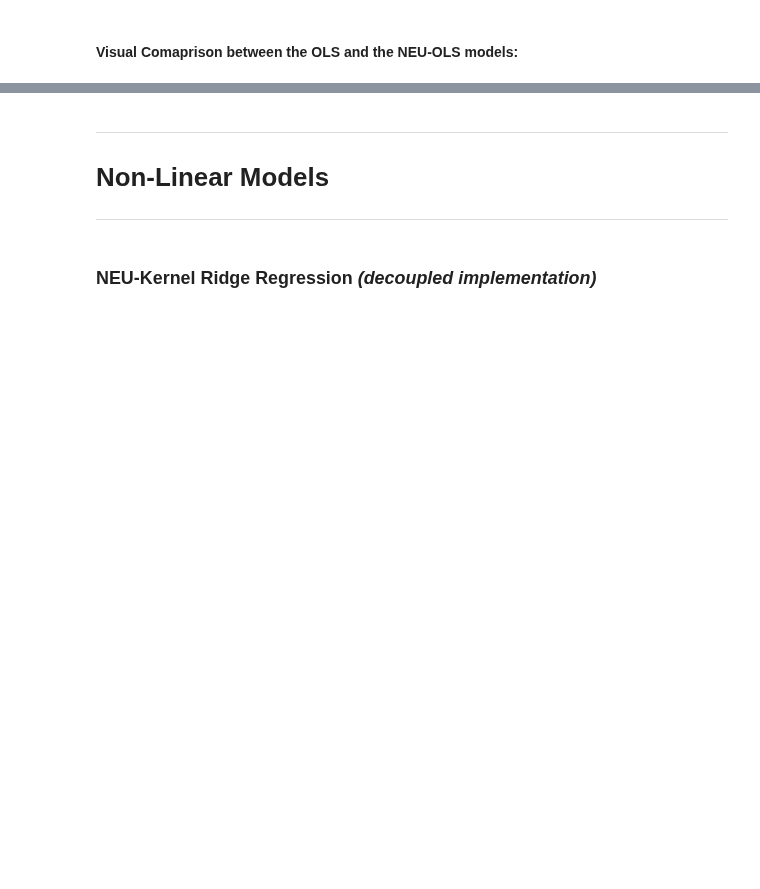
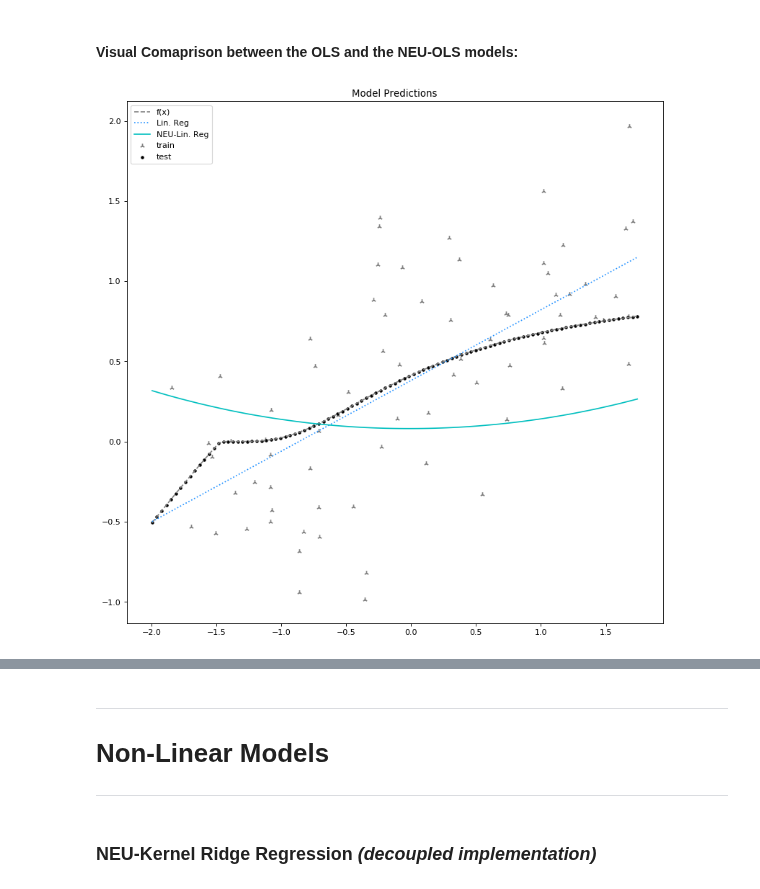
Before and after one commit to AnastasisKratsios/NEU_Non_Euclidean_Upgrading, a Jupyter notebook: NEU-Simulated-Regression.ipynb, the cells around one changed output, grey strips where cells are left out. Drawn from its saved outputs; the diff is of its cells as text; code cells hidden in the pictures; blank space fills up the shorter version.

Commit message:
Removed Visual Verbosity
Added a parameter which can be used to stop the code from blocking every time a plot is produced...only matters from command-line runs and has no impact in Jupyter-notebooks.

```diff
--- a/NEU-Simulated-Regression.ipynb
+++ b/NEU-Simulated-Regression.ipynb
@@ -213,33 +275,37 @@ NEU_OLS_y_hat_train, NEU_OLS_y_hat_test = build_NEU_Structure(n_folds = CV_folds
 #-----------------#
 fig = plt.figure(num=None, figsize=(12, 12), dpi=80, facecolor='w', edgecolor='k')
 
 # Generate Plots #
 #----------------#
 
 # Plot Signal
 plt.plot(np.array(data_x_test_raw).reshape(-1,),data_y_test,color='gray',label='f(x)',linestyle='--')
 # Plot Data
 plt.scatter(np.array(data_x_raw).reshape(-1,),data_y,color='gray',label='train', marker = '2')
 plt.scatter(np.array(data_x_test_raw).reshape(-1,),data_y_test,color='black',label='test', marker = '.')
 
 #----------#
 # Model(s) #
 #----------#
 # Ordinary Linear Regression (OLS)
 plt.plot(np.array(data_x_test_raw).reshape(-1,),ENET_OLS_y_hat_test, color = 'dodgerblue',linestyle=":", label='Lin. Reg')
 #plt.plot(np.array(data_x_test_raw).reshape(-1,),OLS_y_hat_test, color = 'dodgerblue',linestyle=":", label='Lin. Reg')
 # Plot NEU-OLS
 plt.plot(np.array(data_x_test_raw).reshape(-1,),NEU_OLS_y_hat_test, color = 'c',label='NEU-Lin. Reg')
 
 # Format Plot #
 #-------------#
 plt.legend(loc="upper left")
 plt.title("Model Predictions")
 
 # Export #
 #--------#
 # SAVE Figure to .eps
 plt.savefig('./outputs/plotsANDfigures/OLS.eps', format='eps')
-plt.show()
+# Show Plot
+if is_visuallty_verbose == True:
+    plt.show(block=False)
+# %% [output]
+[figure, added]
 # %%
 get_Error_distribution_plots(data_y_test,ENET_OLS_y_hat_test,NEU_OLS_y_hat_test,"OLS")
```
Also changed, not shown: parts of 19 cells of this notebook, 21 other files.
